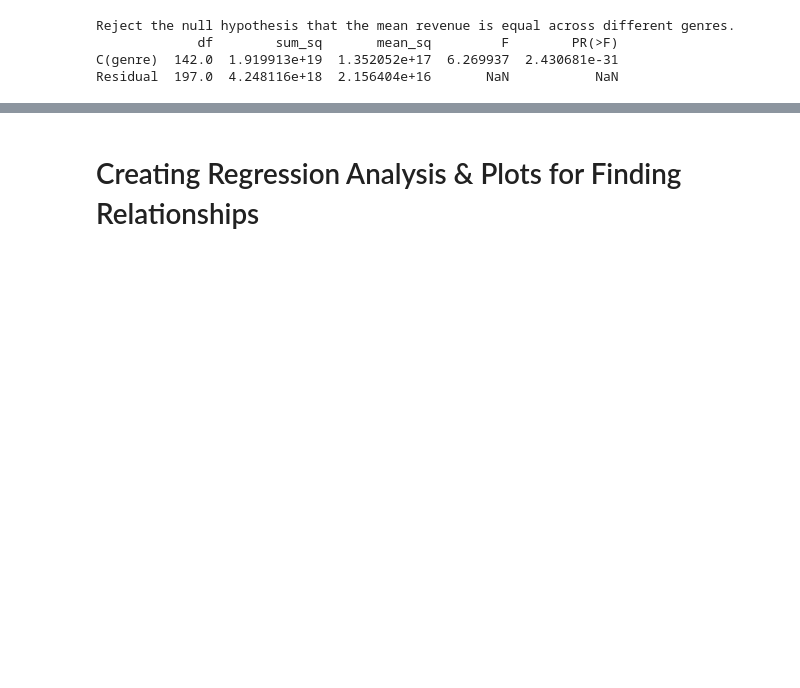
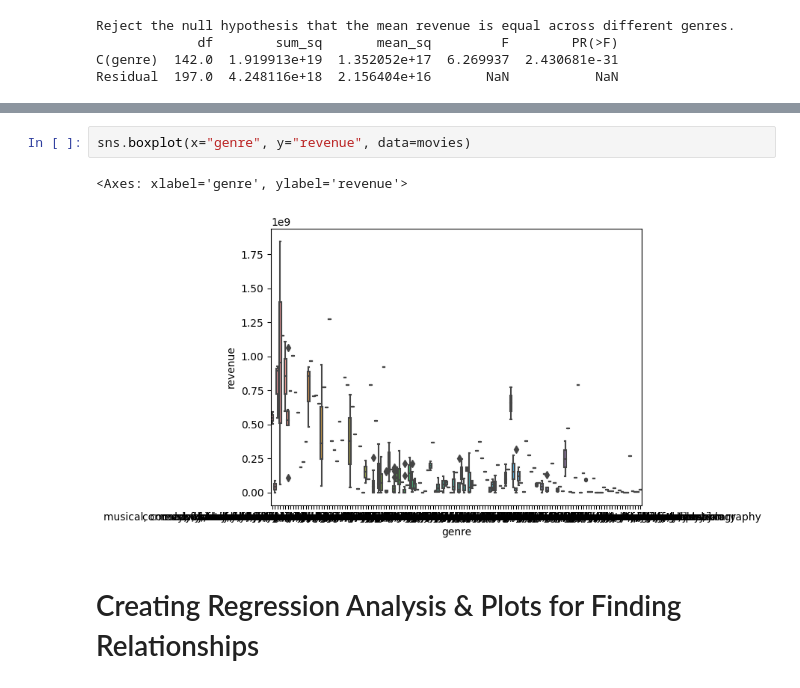
Before and after one commit to nbj0614/Final-Project-2, a Jupyter notebook: notebooks/final_project.ipynb, the cells around one changed output, grey strips where cells are left out. Drawn from its saved outputs; the diff is of its cells as text; blank space fills up the shorter version.

```diff
--- a/notebooks/final_project.ipynb
+++ b/notebooks/final_project.ipynb
@@ -285,3 +302,8 @@ Residual  197.0  4.248116e+18  2.156404e+16       NaN           NaN
+# %%
+sns.boxplot(x="genre", y="revenue", data=movies)
+# %% [output]
+<Axes: xlabel='genre', ylabel='revenue'>
+[figure, added]
 # %% [markdown]
 # Creating Regression Analysis & Plots for Finding Relationships
 # %%
```
Also changed, not shown: parts of 8 cells of this notebook, 1 other file.
